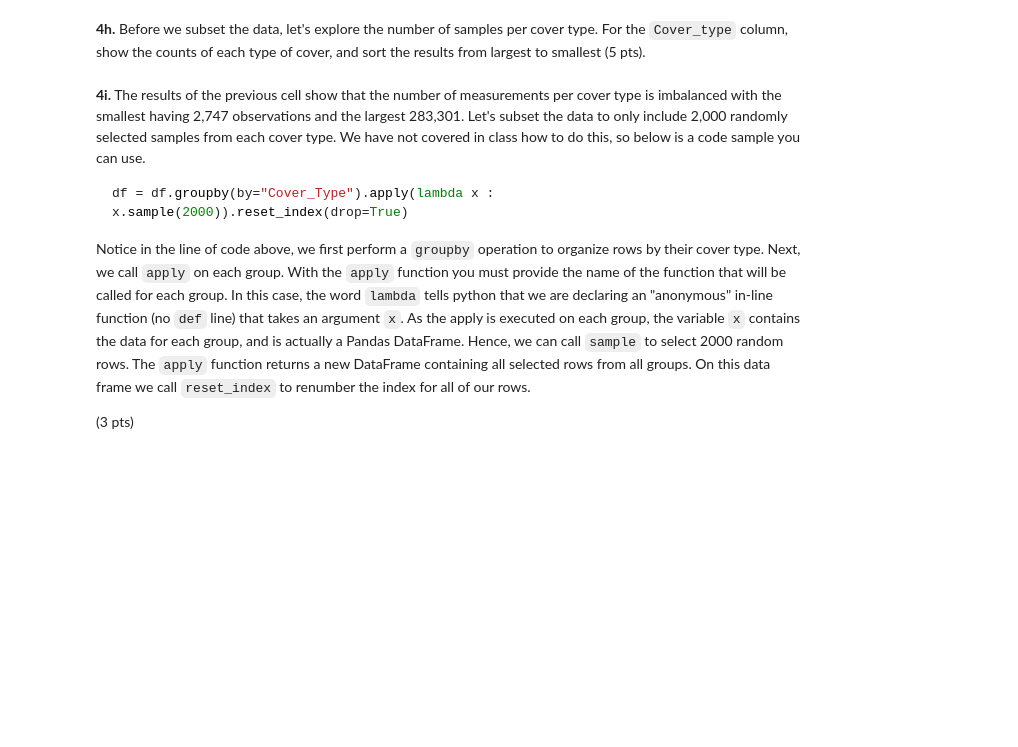
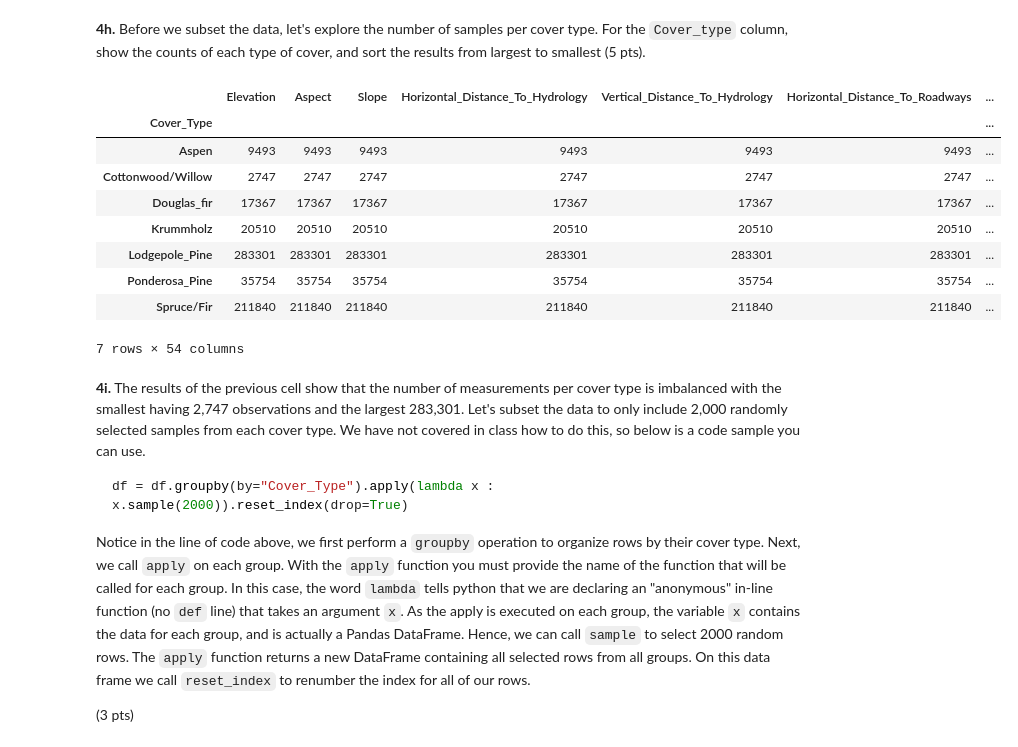
Before and after one commit to christopherbenedict/Data-Analytics-With-Python, a Jupyter notebook: Module2-Data_Analytics/project/P02-Unit_Project.ipynb, the cells around one changed output. Saved outputs shown, nothing was run; the diff lists cells and outputs as text; code cells hidden in the pictures; blank space fills up the shorter version.

````diff
--- a/Module2-Data_Analytics/project/P02-Unit_Project.ipynb
+++ b/Module2-Data_Analytics/project/P02-Unit_Project.ipynb
@@ -263,6 +344,19 @@ KeyError: "Only a column name can be used for the key in a dtype mappings argume
 The dataset is a bit large for this notebook. It will consume too much RAM on your computer.  If we were executing this on a computer with more RAM we might just write a Python script to do the work rather than use a Jupyter notebook.  To reduce the dataset we should subset our data to save resources.
 # %% [markdown]
 **4h.** Before we subset the data, let's explore the number of samples per cover type.  For the `Cover_type` column, show the counts of each type of cover, and sort the results from largest to smallest (5 pts).
+# %%
+cov_df.groupby(by='Cover_Type').count()
+# %% [output]
+|  | Elevation | Aspect | Slope | Horizontal_Distance_To_Hydrology | Vertical_Distance_To_Hydrology | Horizontal_Distance_To_Roadways | ... |
+| Cover_Type |  |  |  |  |  |  | ... |
+| Aspen | 9493 | 9493 | 9493 | 9493 | 9493 | 9493 | ... |
+| Cottonwood/Willow | 2747 | 2747 | 2747 | 2747 | 2747 | 2747 | ... |
+| Douglas_fir | 17367 | 17367 | 17367 | 17367 | 17367 | 17367 | ... |
+| Krummholz | 20510 | 20510 | 20510 | 20510 | 20510 | 20510 | ... |
+| Lodgepole_Pine | 283301 | 283301 | 283301 | 283301 | 283301 | 283301 | ... |
+| Ponderosa_Pine | 35754 | 35754 | 35754 | 35754 | 35754 | 35754 | ... |
+| Spruce/Fir | 211840 | 211840 | 211840 | 211840 | 211840 | 211840 | ... |
+7 rows × 54 columns
 # %% [markdown]
 **4i.**  The results of the previous cell show that the number of measurements per cover type is imbalanced with the smallest having 2,747 observations and the largest 283,301.  Let's subset the data to only include 2,000 randomly selected samples from each cover type.   We have not covered in class how to do this, so below is a code sample you can use.
 ```python
````
Also changed, not shown: parts of 7 cells of this notebook, 2 other files.
